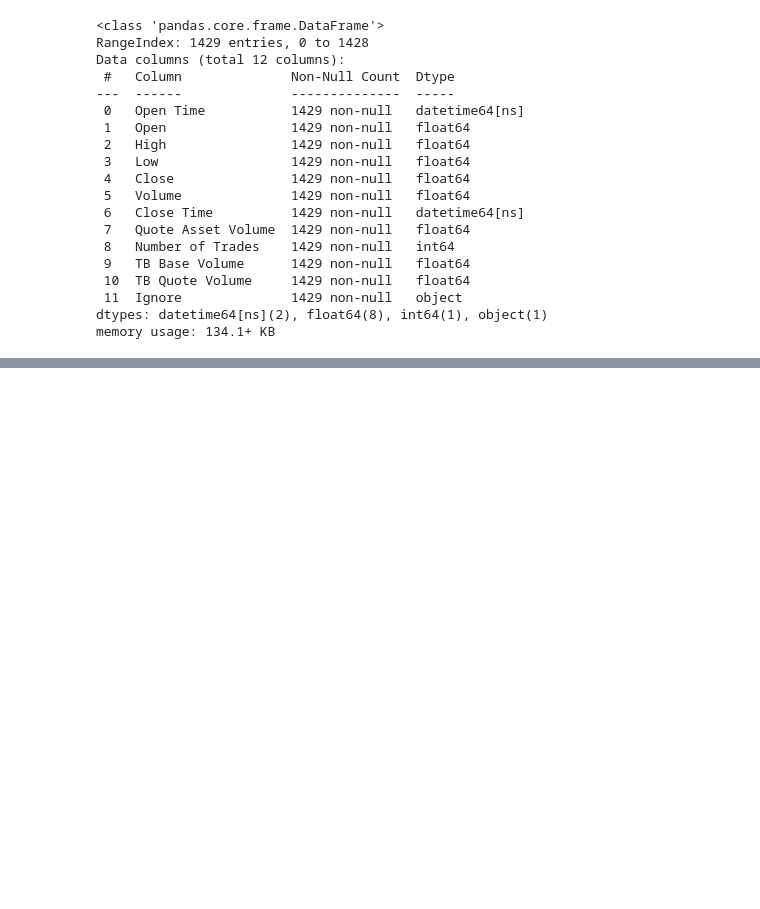
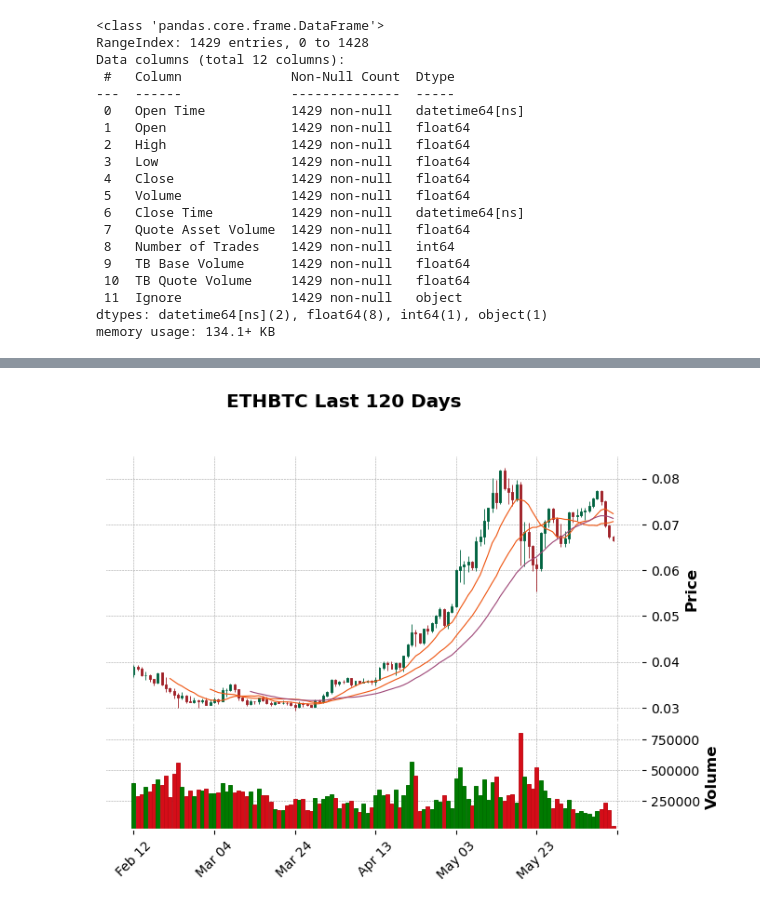
Before and after one commit to aaron96s/Crypto_EDA, a Jupyter notebook: CrytoEDA.ipynb, the cells around one changed output, grey strips where cells are left out. Drawn from its saved outputs; the diff is of its cells as text; code cells hidden in the pictures; blank space fills up the shorter version.

```diff
--- a/CrytoEDA.ipynb
+++ b/CrytoEDA.ipynb
@@ -281,0 +306,8 @@ memory usage: 134.1+ KB
+# %%
+mpf.plot(hist_df.set_index('Close Time').tail(120),
+        type='candle', style='charles',
+        volume=True,
+        title='ETHBTC Last 120 Days',
+        mav=(10,20,30))
+# %% [output]
+[figure, added]
```
Also changed, not shown: parts of 3 cells of this notebook.
